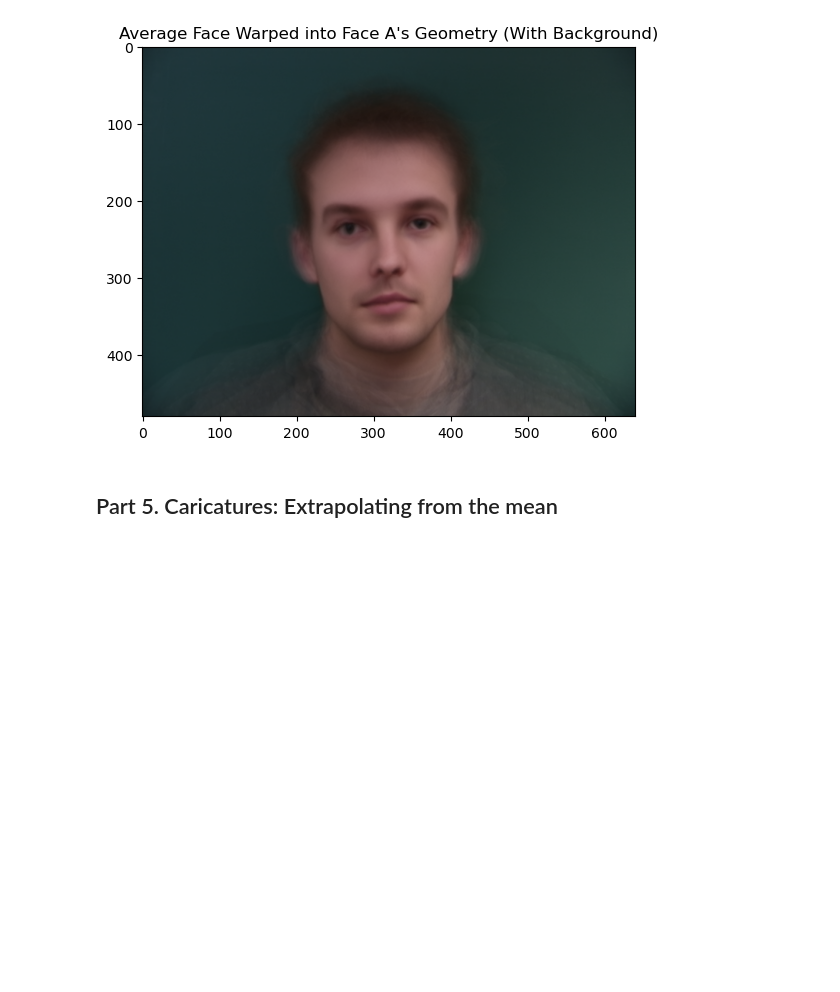
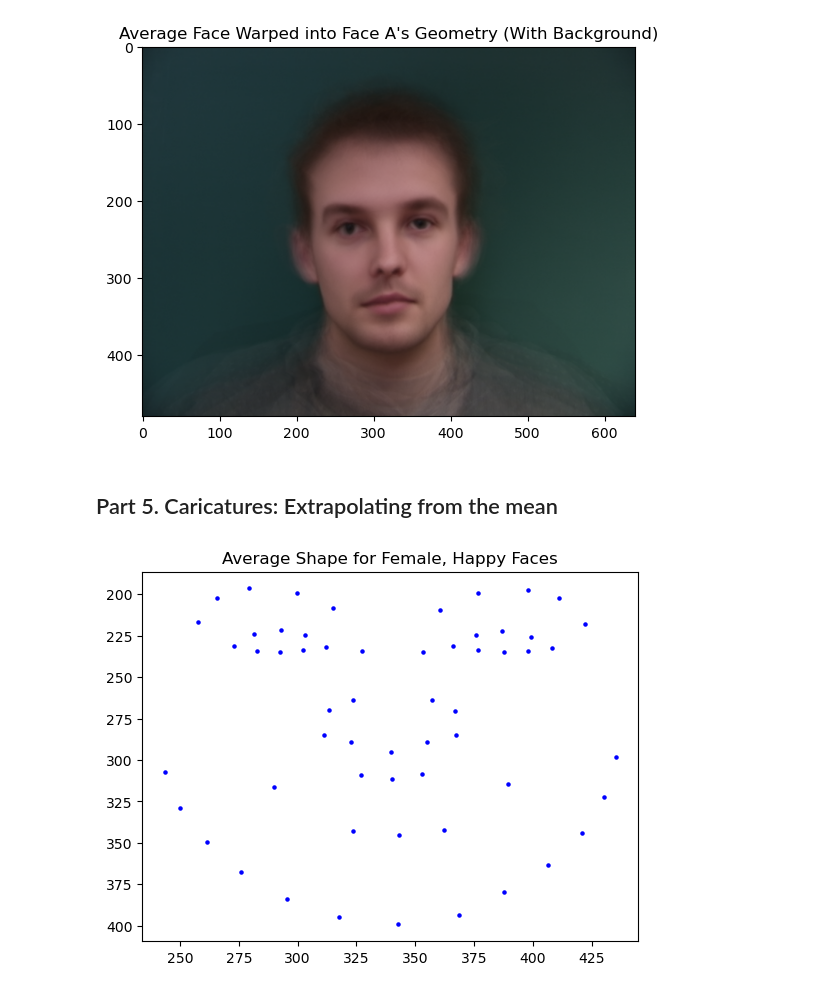
Before and after one commit to filipbagen/cs-180, a Jupyter notebook: p3-face-morphing/code/main.ipynb, the cells around one changed output. Drawn from its saved outputs; the diff is of its cells as text; code cells hidden in the pictures; blank space fills up the shorter version.

Commit message:
Finish part 5

```diff
--- a/p3-face-morphing/code/main.ipynb
+++ b/p3-face-morphing/code/main.ipynb
@@ -657,3 +657,62 @@ plt.show()
 [figure]
 # %% [markdown]
 ## Part 5. Caricatures: Extrapolating from the mean
+# %%
+# Function to load female, happy expression images (-2f.asf)
+def load_female_happy_images(path):
+    images = []
+    landmarks = []
+
+    # Find all female, happy expression images (e.g., "01-2f.jpg")
+    image_files = glob.glob(os.path.join(path, '*-2f.jpg'))
+
+    for img_file in image_files:
+        img = cv2.imread(img_file)
+        if img is None:
+            print(f"Warning: {img_file} could not be read. Skipping this file.")
+            continue
+        images.append(img)
+
+        # Load the corresponding .asf file
+        asf_file = img_file.replace('.jpg', '.asf')
+        points = []
+
+        with open(asf_file, 'r') as f:
+            lines = f.readlines()
+            num_points_found = False
+            for line in lines:
+                if line.strip().startswith('#'):
+                    continue
+                if line.strip() == "58":  # Look for the number of points
+                    num_points_found = True
+                    continue
+                if num_points_found:
+                    parts = line.split()
+                    if len(parts) >= 7:
+                        x, y = float(parts[2]), float(parts[3])
+                        points.append((x, y))
+
+        if len(points) == 58:
+            landmarks.append(np.array(points))
+        else:
+            print(f"Warning: {asf_file} has {len(points)} landmarks instead of 58. Skipping this file.")
+
+    return images, landmarks
+
+# Load female, happy images and compute their average shape
+path = '../data/imm_face_db/'
+female_happy_images, female_happy_landmarks = load_female_happy_images(path)
+
+# Normalize landmarks
+female_happy_normalized_landmarks = [normalize_landmarks(l, img.shape) for l, img in zip(female_happy_landmarks, female_happy_images)]
+
+# Compute the average shape for female, happy faces
+average_female_happy_landmark = compute_average_shape(female_happy_normalized_landmarks)
+
+# Display the average shape of female happy faces
+plt.scatter(average_female_happy_landmark[:, 0], average_female_happy_landmark[:, 1], color='blue', s=5)
+plt.title('Average Shape for Female, Happy Faces')
+plt.gca().invert_yaxis()
+plt.show()
+# %% [output]
+[figure, added]
```
Also changed, not shown: parts of 2 cells of this notebook.
